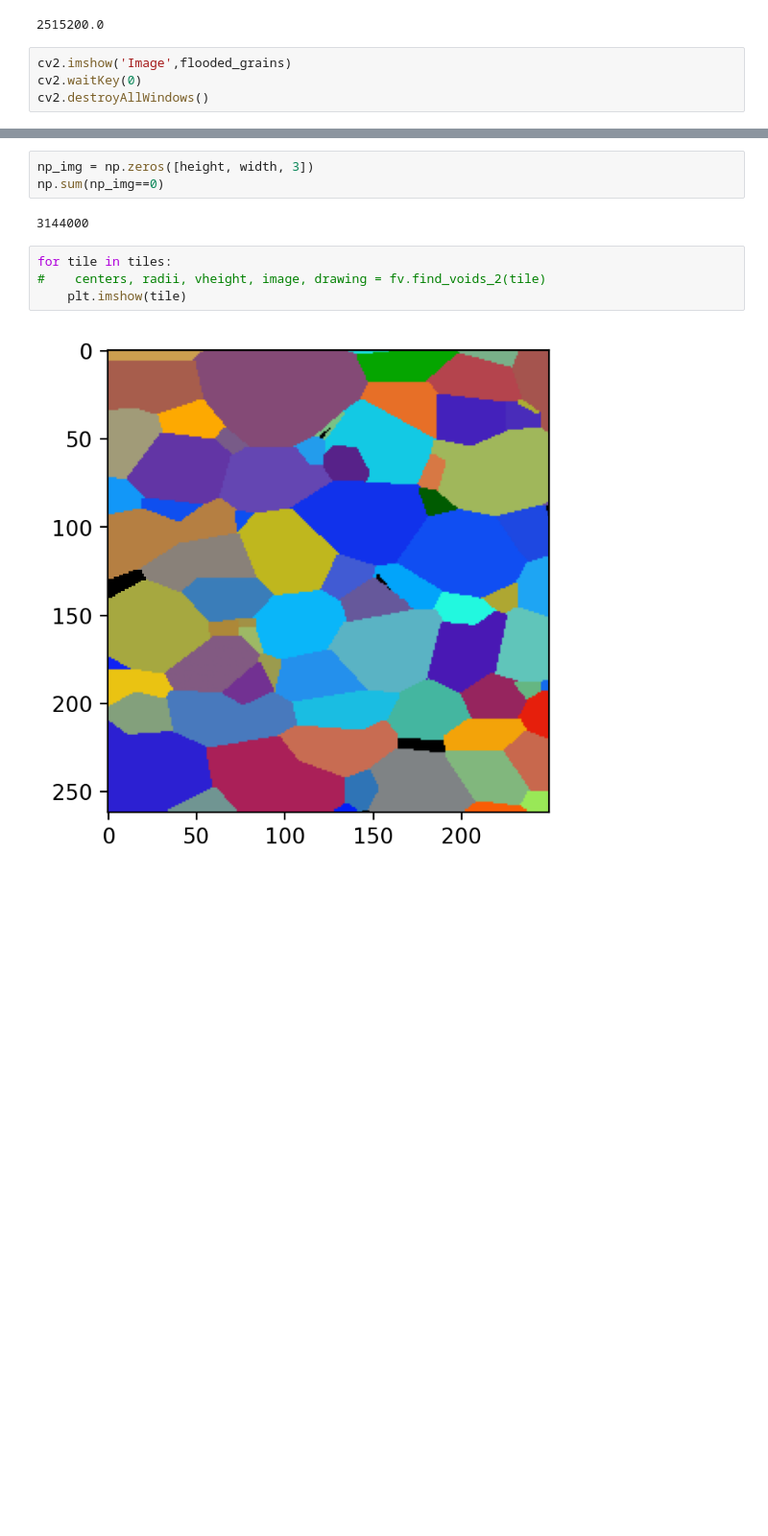
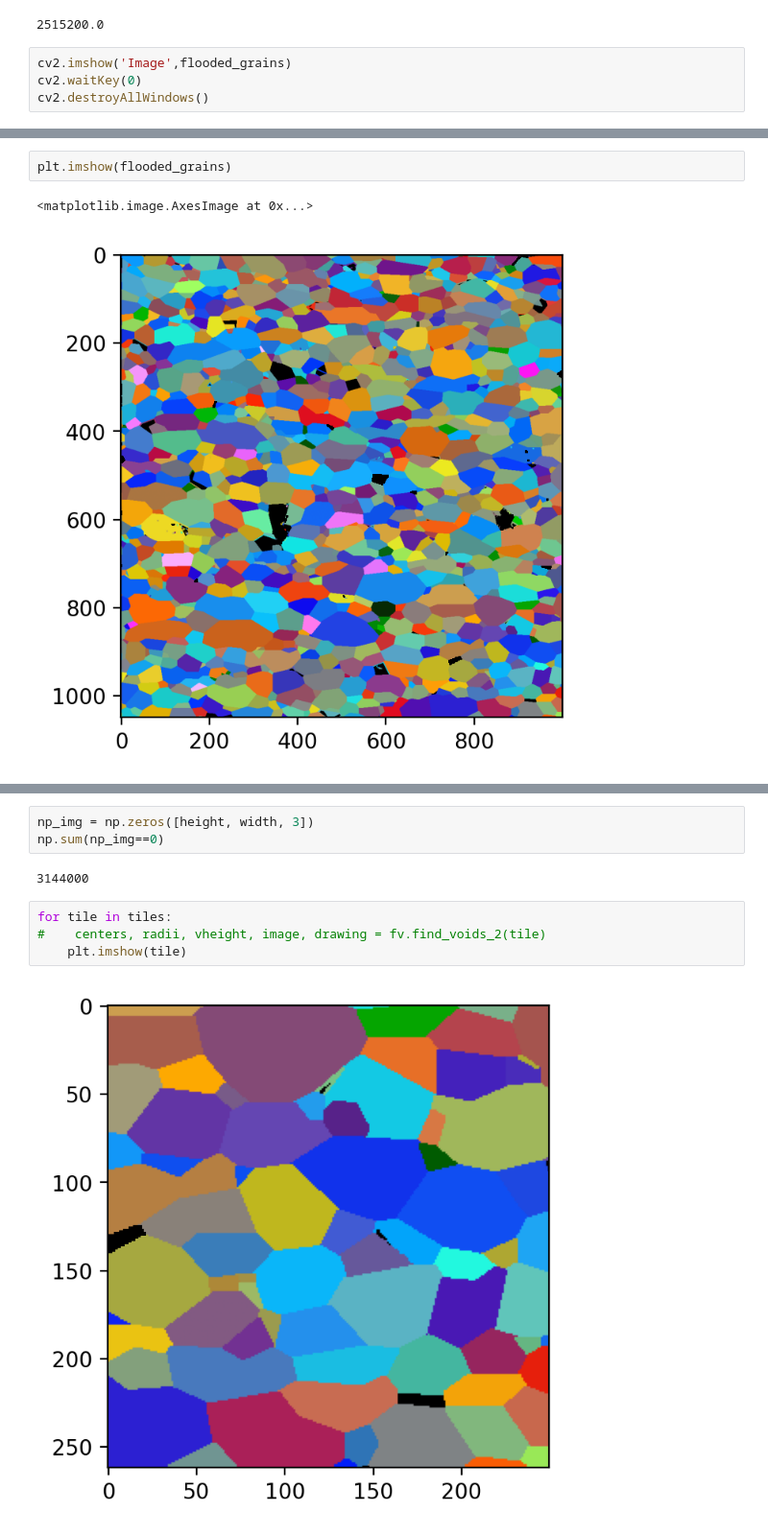
Before and after one commit to bruno-manoel-dbki/tantalum, a Jupyter notebook: source/Divide_et_Vince.ipynb, the cells around one changed output, grey strips where cells are left out. Shown at 96% size. Saved outputs shown, nothing was run; the diff lists cells and outputs as text; blank space fills up the shorter version.

```diff
--- a/source/Divide_et_Vince.ipynb
+++ b/source/Divide_et_Vince.ipynb
@@ -225,0 +212,5 @@ out
+# %%
+plt.imshow(flooded_grains)
+# %% [output]
+<matplotlib.image.AxesImage at 0x...>
+[figure, added]
```
Also changed, not shown: parts of 16 cells of this notebook, 3 other files.
